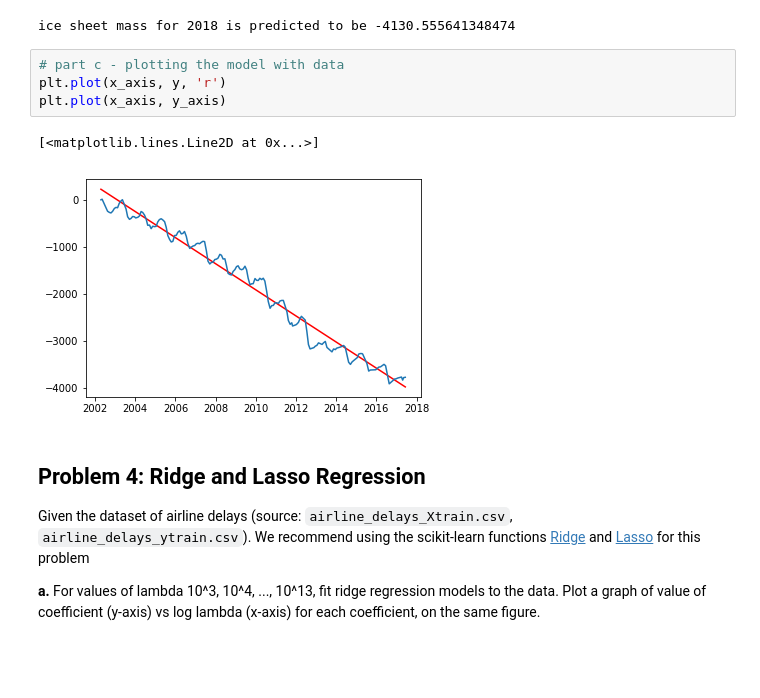
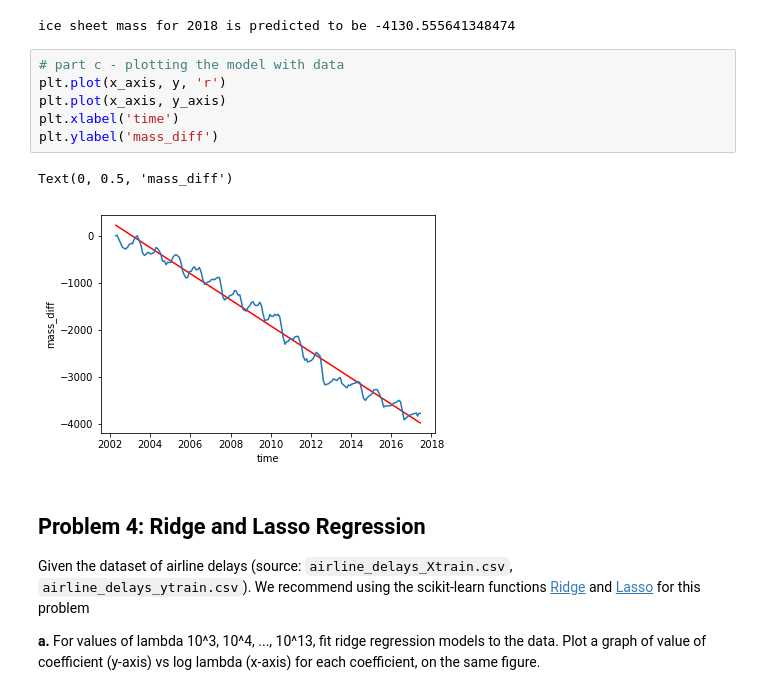
Before and after one commit to AtlasUnion/EC414, a Jupyter notebook: homework/hw2/Homework 2 - Regression.ipynb, the cells around one changed output. Saved outputs shown, nothing was run; the diff lists cells and outputs as text; blank space fills up the shorter version.

```diff
--- a/homework/hw2/Homework 2 - Regression.ipynb
+++ b/homework/hw2/Homework 2 - Regression.ipynb
@@ -208,10 +210,12 @@ ice sheet mass for 2018 is predicted to be -4130.555641348474
 # %%
 # part c - plotting the model with data
 plt.plot(x_axis, y, 'r')
 plt.plot(x_axis, y_axis)
+plt.xlabel('time')
+plt.ylabel('mass_diff')
 # %% [output]
-[<matplotlib.lines.Line2D at 0x...>]
+Text(0, 0.5, 'mass_diff')
-[figure, old version]
+[figure, new version]
 # %% [markdown]
 ## Problem 4: Ridge and Lasso Regression
 
```
Also changed, not shown: parts of 5 cells of this notebook.
